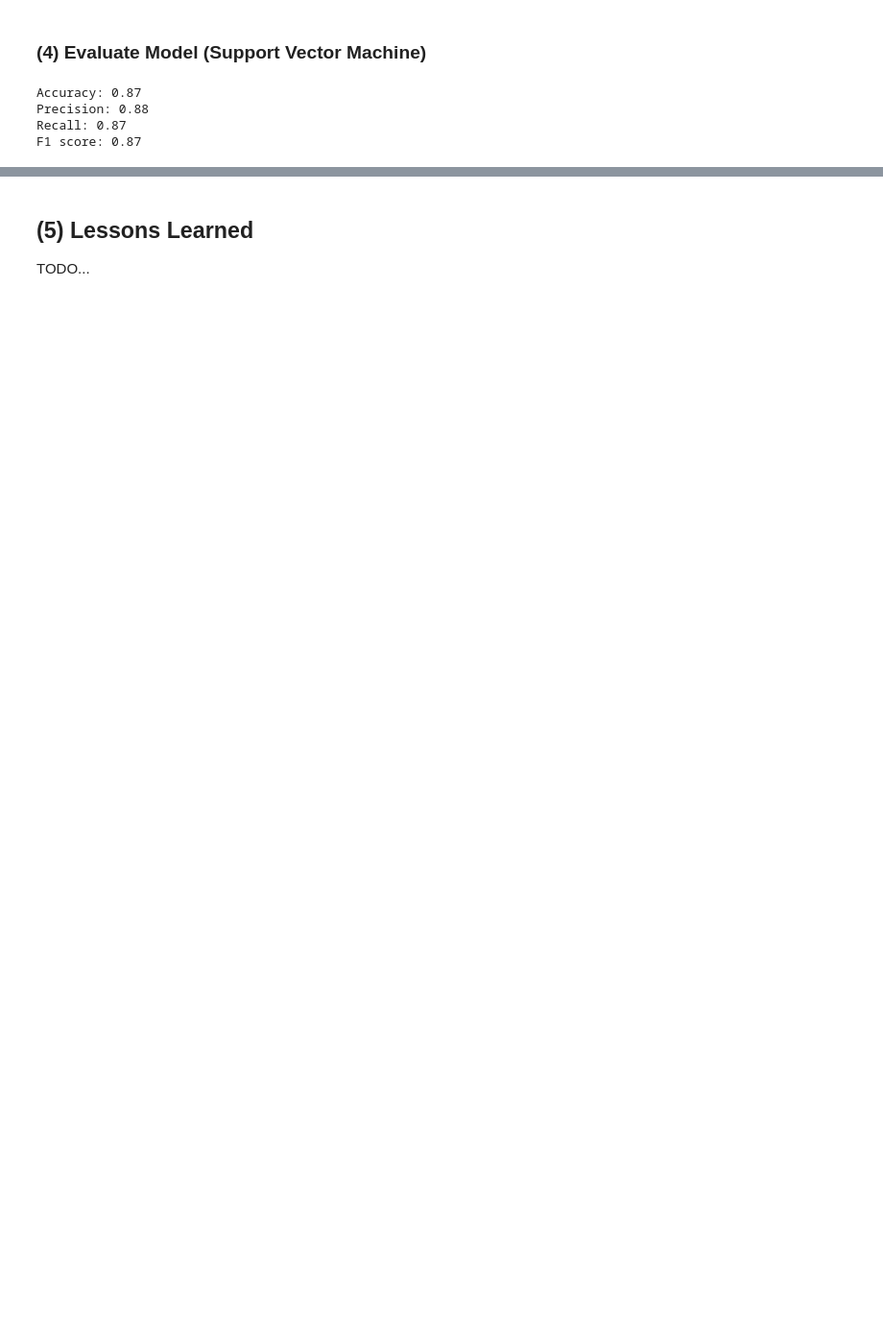
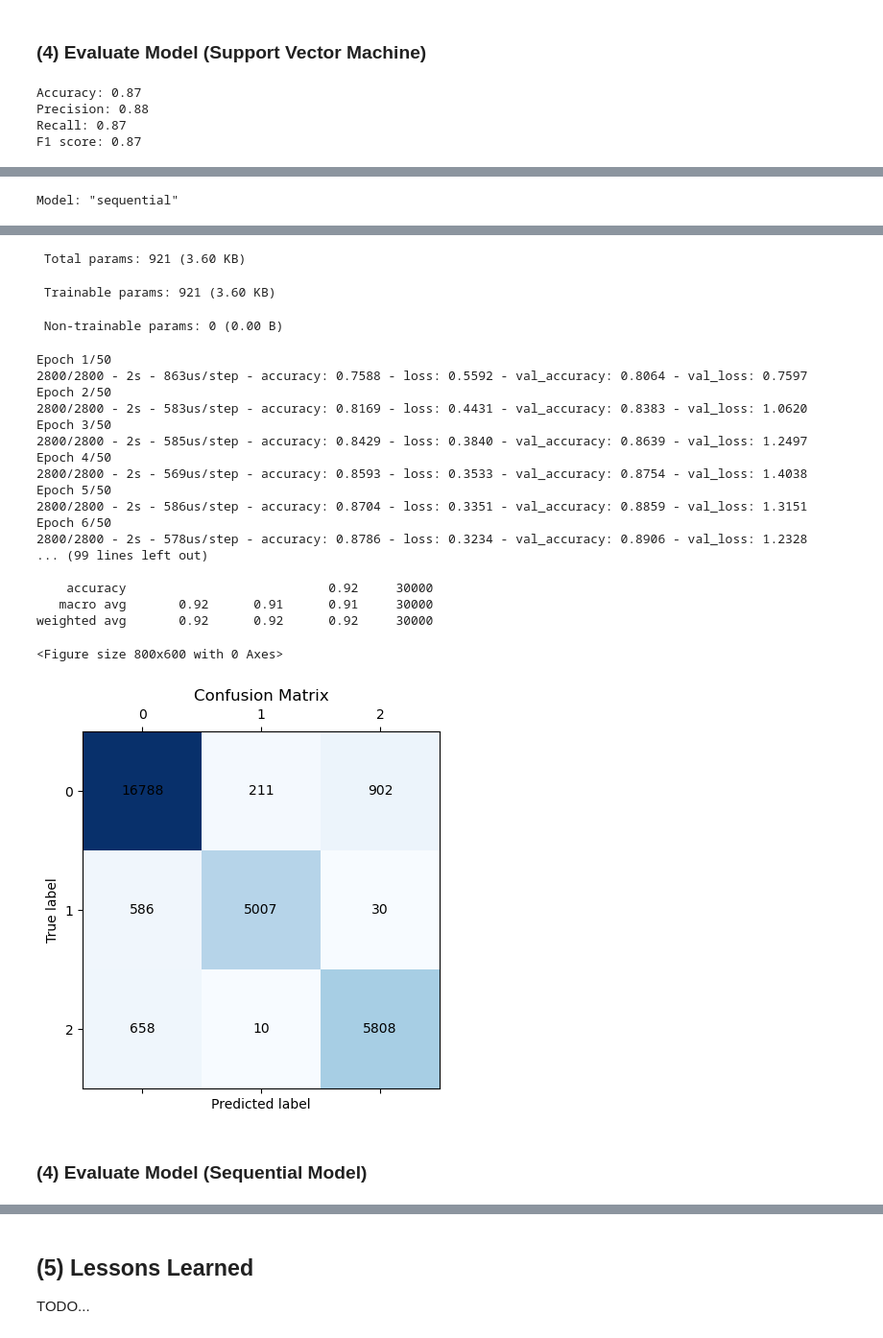
Before and after one commit to alexanderjoe/CS1164-FinalProject, a Jupyter notebook: FinalProject.ipynb, the cells around one changed output, grey strips where cells are left out. Shown at 96% size. Saved outputs shown, nothing was run; the diff lists cells and outputs as text; code cells hidden in the pictures; blank space fills up the shorter version.

Commit message:
add custom model

```diff
--- a/FinalProject.ipynb
+++ b/FinalProject.ipynb
@@ -426,0 +442,48 @@ F1 score: 0.87
+# %%
+# sequential model
+from keras.models import Sequential
+from keras.layers import Dense, Dropout, Input
+
+# Create a Sequential model
+model = Sequential()
+
+model.add(Input(shape=(9,)))
+model.add(Dense(18, activation='relu', name='hidden1'))
+model.add(Dense(18, activation='relu', name='hidden2'))
+model.add(Dropout(0.2))
+model.add(Dense(18, activation='relu', name='hidden3'))
+model.add(Dense(3, activation='softmax', name='output'))
+
+model.compile(optimizer='adam', loss='sparse_categorical_crossentropy', metrics=['accuracy'])
+model.summary()
+
+# Train the model
+model.fit(X_train, y_train, epochs=50, batch_size=20, verbose=2, validation_split=0.2)
+
+# Evaluate the model
+test_loss, test_acc = model.evaluate(X_test, y_test)
+print('Test accuracy:', test_acc)
+
+# Predictions
+predictions = model.predict(X_test)
+predictions = np.argmax(predictions, axis=1)
+
+# Evaluate the model
+print(confusion_matrix(y_test, predictions))
+print(classification_report(y_test, predictions))
+
+# Plot the confusion matrix
+plt.figure(figsize=(8,6))
+cm = confusion_matrix(y_test, predictions)
+plt.matshow(cm, cmap='Blues')
+
+for i in range(cm.shape[0]):
+    for j in range(cm.shape[1]):
+        plt.text(x=j, y=i, s=cm[i, j], va='center', ha='center')
+
+plt.xlabel('Predicted label')
+plt.ylabel('True label')
+plt.title('Confusion Matrix')
+plt.show()
+# %% [output]
+Model: "sequential"
@@ -426,0 +503,24 @@ F1 score: 0.87
+ Total params: 921 (3.60 KB)
+ Trainable params: 921 (3.60 KB)
+ Non-trainable params: 0 (0.00 B)
+Epoch 1/50
+2800/2800 - 2s - 863us/step - accuracy: 0.7588 - loss: 0.5592 - val_accuracy: 0.8064 - val_loss: 0.7597
+Epoch 2/50
+2800/2800 - 2s - 583us/step - accuracy: 0.8169 - loss: 0.4431 - val_accuracy: 0.8383 - val_loss: 1.0620
+Epoch 3/50
+2800/2800 - 2s - 585us/step - accuracy: 0.8429 - loss: 0.3840 - val_accuracy: 0.8639 - val_loss: 1.2497
+Epoch 4/50
+2800/2800 - 2s - 569us/step - accuracy: 0.8593 - loss: 0.3533 - val_accuracy: 0.8754 - val_loss: 1.4038
+Epoch 5/50
+2800/2800 - 2s - 586us/step - accuracy: 0.8704 - loss: 0.3351 - val_accuracy: 0.8859 - val_loss: 1.3151
+Epoch 6/50
+2800/2800 - 2s - 578us/step - accuracy: 0.8786 - loss: 0.3234 - val_accuracy: 0.8906 - val_loss: 1.2328
+... (99 lines left out)
+
+    accuracy                           0.92     30000
+   macro avg       0.92      0.91      0.91     30000
+weighted avg       0.92      0.92      0.92     30000
+<Figure size 800x600 with 0 Axes>
+[figure, added]
+# %% [markdown]
+### (4) Evaluate Model (Sequential Model)
```
Also changed, not shown: parts of 12 cells of this notebook.
